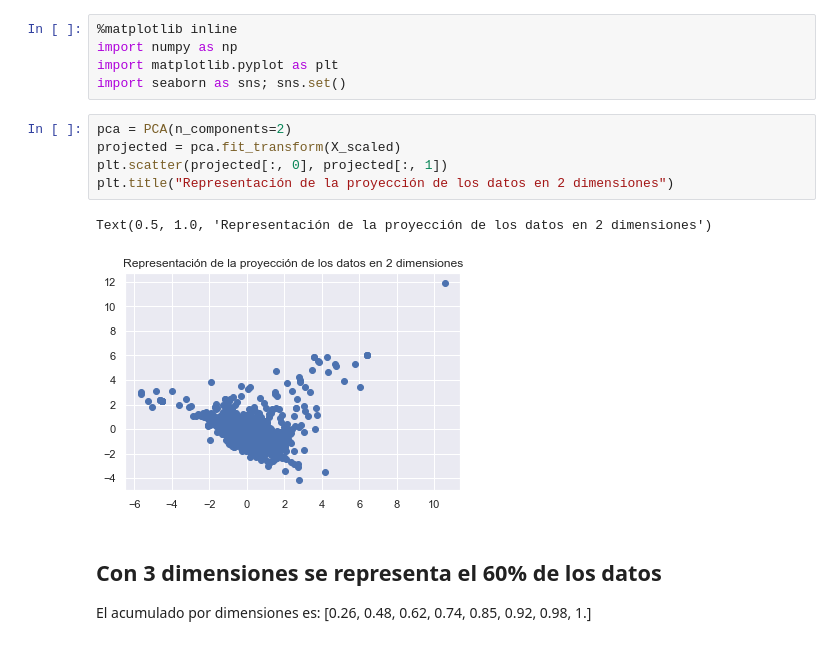
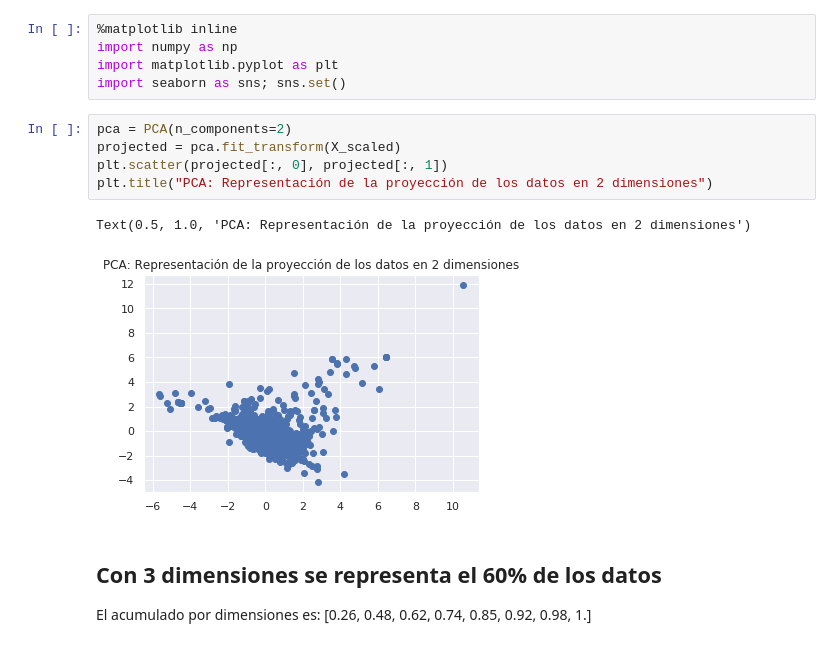
Before and after one commit to hordiales/redpanal-db-analysis, a Jupyter notebook: 3 - Reducción de la dimensionalidad SVD y PCA.ipynb, the cells around one changed output. Saved outputs shown, nothing was run; the diff lists cells and outputs as text.

```diff
--- a/3 - Reducción de la dimensionalidad SVD y PCA.ipynb
+++ b/3 - Reducción de la dimensionalidad SVD y PCA.ipynb
@@ -188,11 +188,11 @@ import seaborn as sns; sns.set()
 # %%
 pca = PCA(n_components=2)
 projected = pca.fit_transform(X_scaled)
 plt.scatter(projected[:, 0], projected[:, 1])
-plt.title("Representación de la proyección de los datos en 2 dimensiones")
+plt.title("PCA: Representación de la proyección de los datos en 2 dimensiones")
 # %% [output]
-Text(0.5, 1.0, 'Representación de la proyección de los datos en 2 dimensiones')
+Text(0.5, 1.0, 'PCA: Representación de la proyección de los datos en 2 dimensiones')
-[figure, old version]
+[figure, new version]
 # %% [markdown]
 ## Con 3 dimensiones se representa el 60% de los datos
 
```
Also changed, not shown: parts of 2 cells of this notebook, 5 other files.
